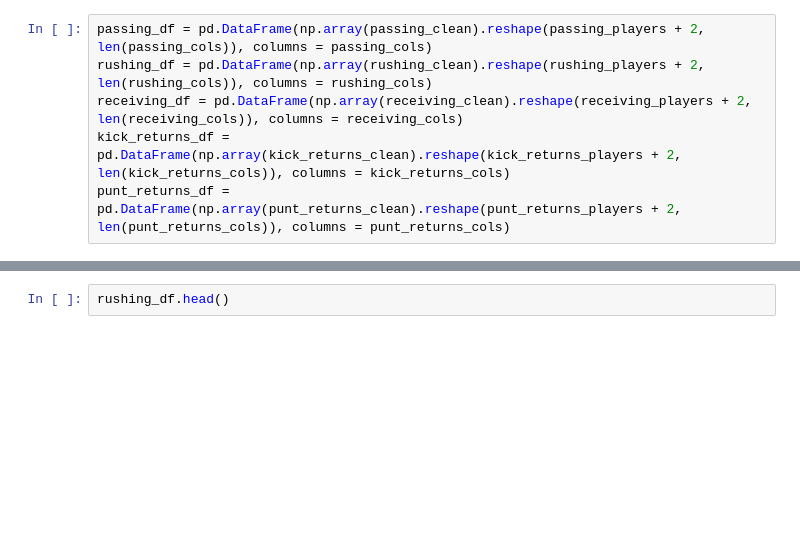
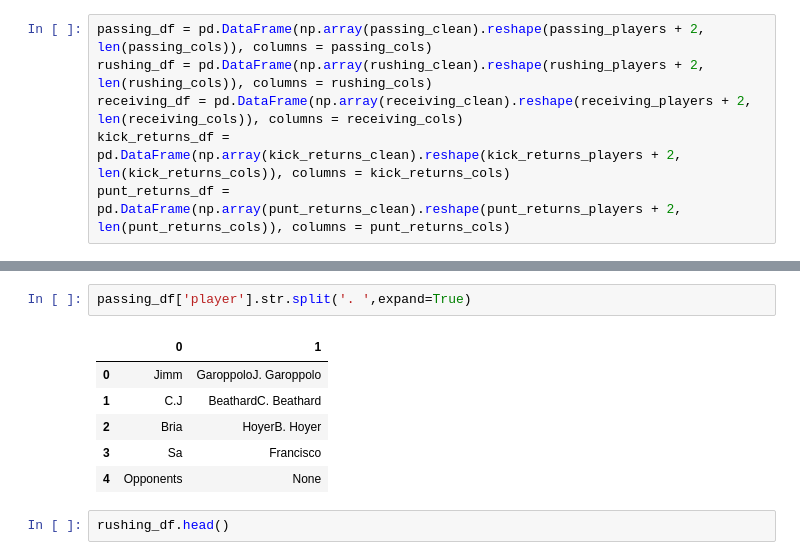
Before and after one commit to sglembocki/personal_projects, a Jupyter notebook: NflScrapr.ipynb, the cells around one changed output, grey strips where cells are left out. Saved outputs shown, nothing was run; the diff lists cells and outputs as text; blank space fills up the shorter version.

```diff
--- a/NflScrapr.ipynb
+++ b/NflScrapr.ipynb
@@ -695,3 +704,12 @@ passing_df.head()
+# %%
+passing_df['player'].str.split('. ',expand=True)
+# %% [output]
+|  | 0 | 1 |
+| 0 | Jimm | GaroppoloJ. Garoppolo |
+| 1 | C.J | BeathardC. Beathard |
+| 2 | Bria | HoyerB. Hoyer |
+| 3 | Sa | Francisco |
+| 4 | Opponents | None |
 # %%
 rushing_df.head()
 # %% [output]
```
Also changed, not shown: parts of 1 cell of this notebook, 1 other file.
